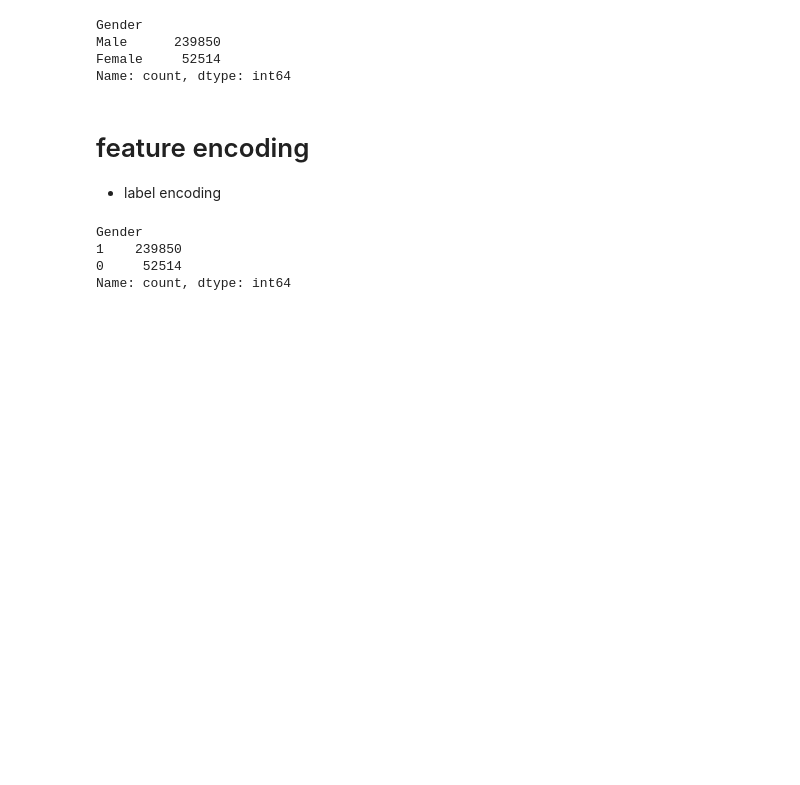
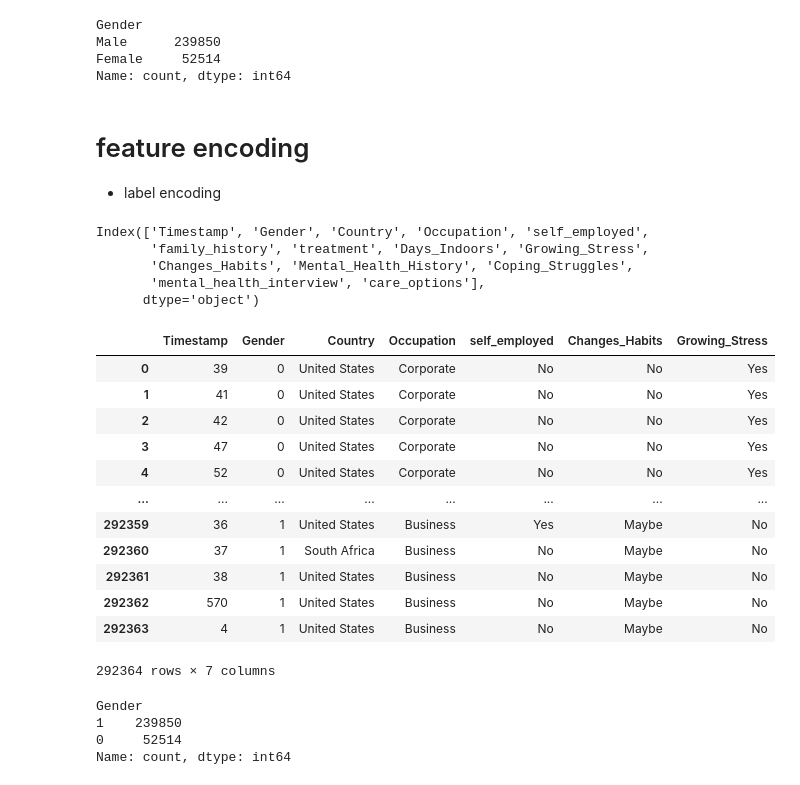
Before and after one commit to Haakam/python, a Jupyter notebook: EDA on m_H_D.ipynb, the cells around one changed output. Cells and saved outputs as stored; diff of their text form; code cells hidden in the pictures; blank space fills up the shorter version.

```diff
--- a/EDA on m_H_D.ipynb
+++ b/EDA on m_H_D.ipynb
@@ -145,6 +185,31 @@ Name: count, dtype: int64
 # %% [markdown]
 # feature encoding
 - label encoding
+# %%
+df.columns
+# %% [output]
+Index(['Timestamp', 'Gender', 'Country', 'Occupation', 'self_employed',
+       'family_history', 'treatment', 'Days_Indoors', 'Growing_Stress',
+       'Changes_Habits', 'Mental_Health_History', 'Coping_Struggles',
+       'mental_health_interview', 'care_options'],
+      dtype='object')
+# %%
+df[['Timestamp', 'Gender', 'Country', 'Occupation', 'self_employed','Changes_Habits','Growing_Stress', #family_history' 'treatment', 'Growing_Stress','Changes_Habits', 'Mental_Health_History', 'Coping_Struggles''mental_health_interview', #'care_options'
+    ]]
+# %% [output]
+|  | Timestamp | Gender | Country | Occupation | self_employed | Changes_Habits | Growing_Stress |
+| 0 | 39 | 0 | United States | Corporate | No | No | Yes |
+| 1 | 41 | 0 | United States | Corporate | No | No | Yes |
+| 2 | 42 | 0 | United States | Corporate | No | No | Yes |
+| 3 | 47 | 0 | United States | Corporate | No | No | Yes |
+| 4 | 52 | 0 | United States | Corporate | No | No | Yes |
+| ... | ... | ... | ... | ... | ... | ... | ... |
+| 292359 | 36 | 1 | United States | Business | Yes | Maybe | No |
+| 292360 | 37 | 1 | South Africa | Business | No | Maybe | No |
+| 292361 | 38 | 1 | United States | Business | No | Maybe | No |
+| 292362 | 570 | 1 | United States | Business | No | Maybe | No |
+| 292363 | 4 | 1 | United States | Business | No | Maybe | No |
+292364 rows × 7 columns
 # %%
 from sklearn import preprocessing
 le=preprocessing.LabelEncoder()
```
Also changed, not shown: parts of 21 cells of this notebook.
